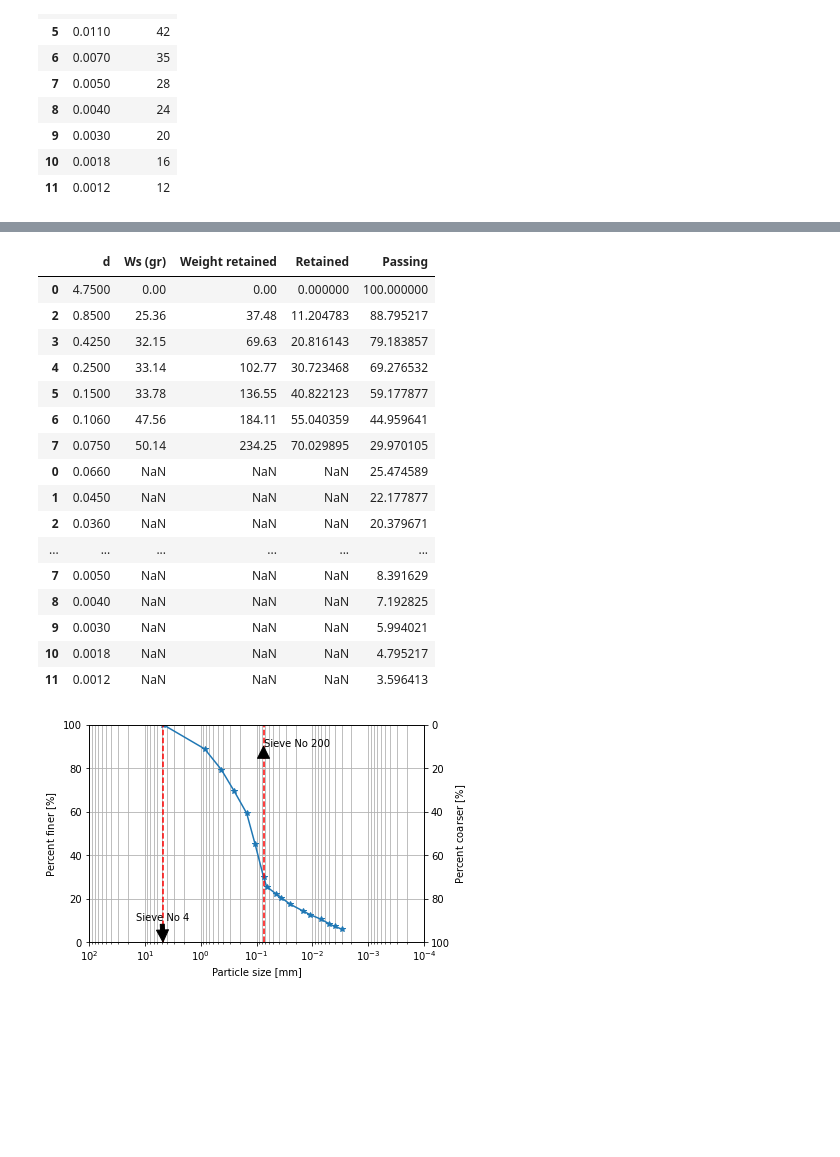
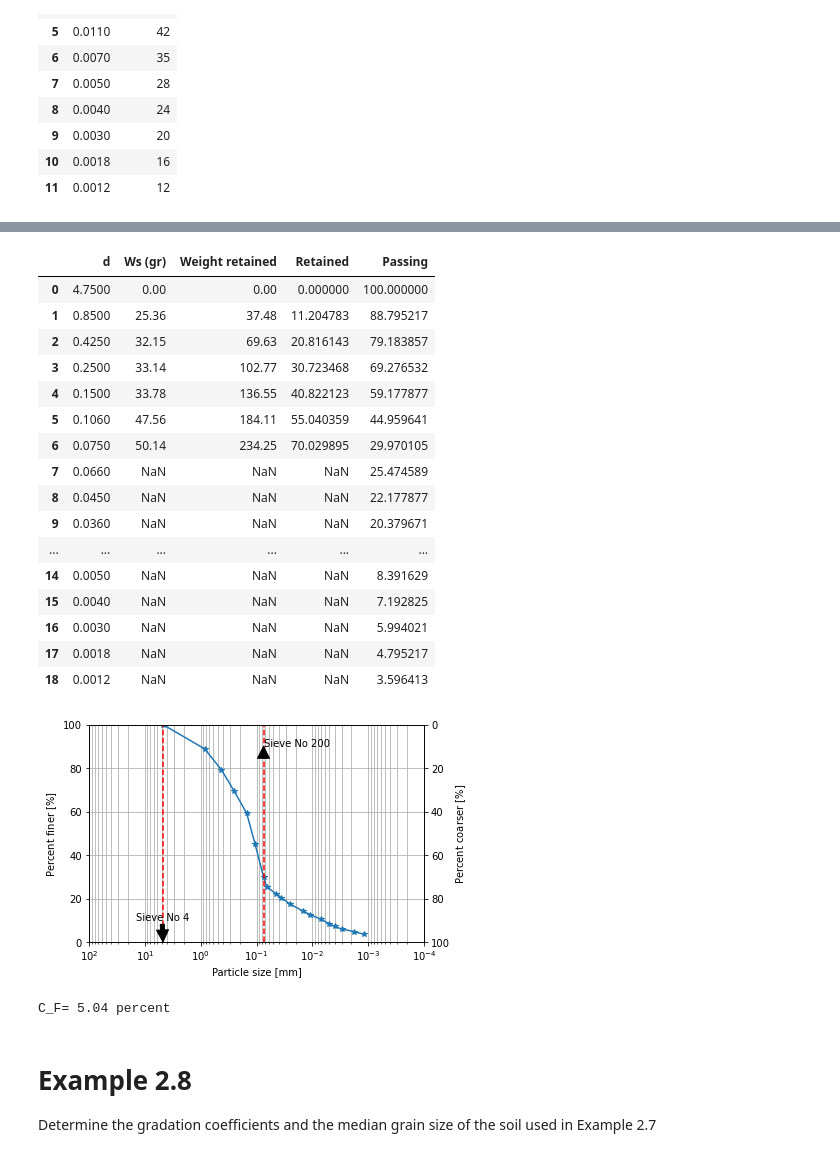
Before and after one commit to luisez1988/soilved, a Jupyter notebook: content/Example 2.7.ipynb, the cells around one changed output, grey strips where cells are left out. Saved outputs shown, nothing was run; the diff lists cells and outputs as text; code cells hidden in the pictures; blank space fills up the shorter version.

Commit message:
solved examples

```diff
--- a/content/Example 2.7.ipynb
+++ b/content/Example 2.7.ipynb
@@ -58,29 +58,38 @@ GSD_hydro['Passing']=GSD_hydro['Passing']*GSD_sieve['Passing'][7]/100 #correctio
 # %%
 GSD_full=GSD_sieve.append(GSD_hydro) #append data
 GSD_full=GSD_full[GSD_full['d']!= 1] #removes pan
 GSD_full=GSD_full[GSD_full['d']!= 2] #removes total
+GSD_full=GSD_full.reset_index(drop=True)
 GSD_full
 # %% [output]
 |  | d | Ws (gr) | Weight retained | Retained | Passing |
 | 0 | 4.7500 | 0.00 | 0.00 | 0.000000 | 100.000000 |
-| 2 | 0.8500 | 25.36 | 37.48 | 11.204783 | 88.795217 |
-| 3 | 0.4250 | 32.15 | 69.63 | 20.816143 | 79.183857 |
-| 4 | 0.2500 | 33.14 | 102.77 | 30.723468 | 69.276532 |
-| 5 | 0.1500 | 33.78 | 136.55 | 40.822123 | 59.177877 |
-| 6 | 0.1060 | 47.56 | 184.11 | 55.040359 | 44.959641 |
-| 7 | 0.0750 | 50.14 | 234.25 | 70.029895 | 29.970105 |
-| 0 | 0.0660 | NaN | NaN | NaN | 25.474589 |
-| 1 | 0.0450 | NaN | NaN | NaN | 22.177877 |
-| 2 | 0.0360 | NaN | NaN | NaN | 20.379671 |
+| 1 | 0.8500 | 25.36 | 37.48 | 11.204783 | 88.795217 |
+| 2 | 0.4250 | 32.15 | 69.63 | 20.816143 | 79.183857 |
+| 3 | 0.2500 | 33.14 | 102.77 | 30.723468 | 69.276532 |
+| 4 | 0.1500 | 33.78 | 136.55 | 40.822123 | 59.177877 |
+| 5 | 0.1060 | 47.56 | 184.11 | 55.040359 | 44.959641 |
+| 6 | 0.0750 | 50.14 | 234.25 | 70.029895 | 29.970105 |
+| 7 | 0.0660 | NaN | NaN | NaN | 25.474589 |
+| 8 | 0.0450 | NaN | NaN | NaN | 22.177877 |
+| 9 | 0.0360 | NaN | NaN | NaN | 20.379671 |
 | ... | ... | ... | ... | ... | ... |
-| 7 | 0.0050 | NaN | NaN | NaN | 8.391629 |
-| 8 | 0.0040 | NaN | NaN | NaN | 7.192825 |
-| 9 | 0.0030 | NaN | NaN | NaN | 5.994021 |
-| 10 | 0.0018 | NaN | NaN | NaN | 4.795217 |
-| 11 | 0.0012 | NaN | NaN | NaN | 3.596413 |
+| 14 | 0.0050 | NaN | NaN | NaN | 8.391629 |
+| 15 | 0.0040 | NaN | NaN | NaN | 7.192825 |
+| 16 | 0.0030 | NaN | NaN | NaN | 5.994021 |
+| 17 | 0.0018 | NaN | NaN | NaN | 4.795217 |
+| 18 | 0.0012 | NaN | NaN | NaN | 3.596413 |
 # %%
 slv.PlotGSD(GSD_full)
 # %% [output]
-[figure, old version]
+[figure, new version]
 # %%
 # For the clay fraction we need to find the percent finer or passing 2 um
+C_F=slv.GetClayFraction(GSD_full['d'], GSD_full['Passing']) #gets clay fraction by interpolation
+print("C_F= %1.2f percent" %C_F)
+# %% [output]
+C_F= 5.04 percent
+# %% [markdown]
+# Example 2.8
+
+Determine the gradation coefficients and the median grain size of the soil used in Example 2.7
```
Also changed, not shown: parts of 9 cells of this notebook, 2 other files.
